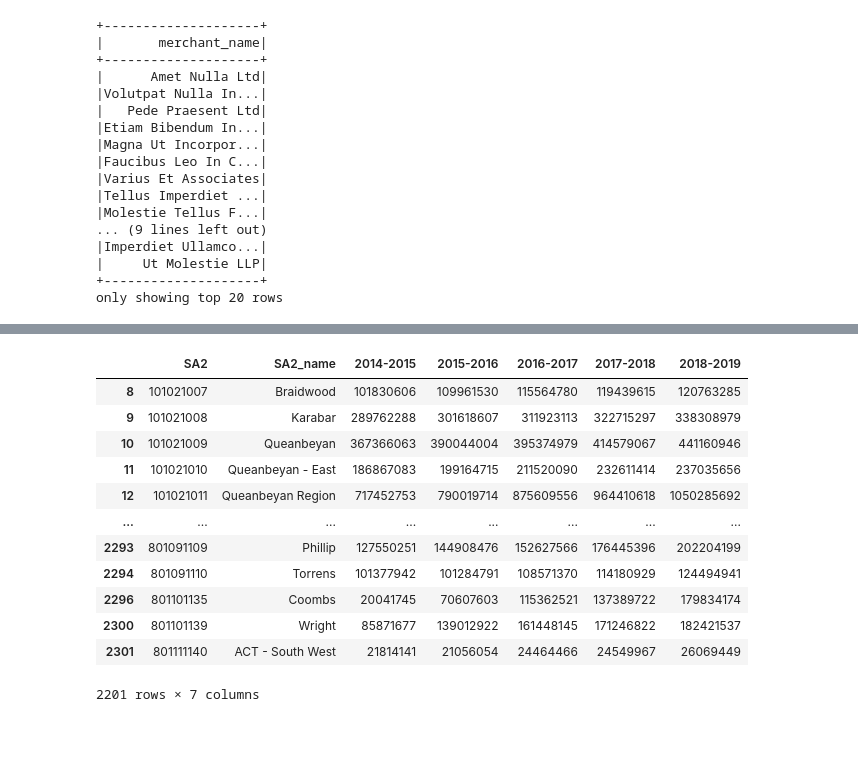
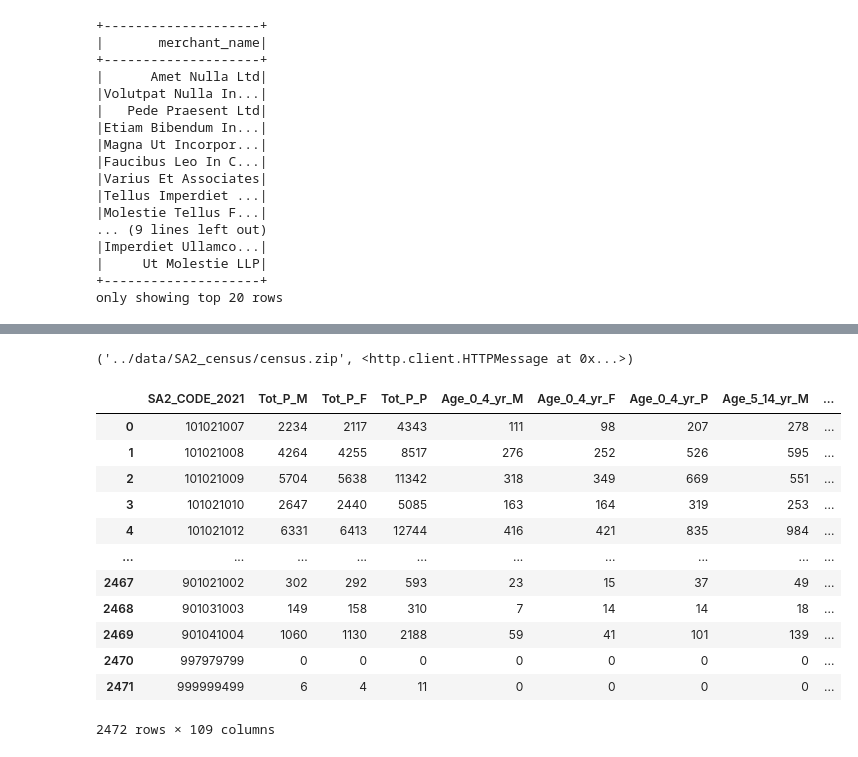
Before and after one commit to MAST30034-Applied-Data-Science/generic-buy-now-pay-later-project-group-10-bnpl, a Jupyter notebook: notebooks/External dataset EDA.ipynb, the cells around one changed output, grey strips where cells are left out. Saved outputs shown, nothing was run; the diff lists cells and outputs as text; code cells hidden in the pictures.

Commit message:
Update census data

```diff
--- a/notebooks/External dataset EDA.ipynb
+++ b/notebooks/External dataset EDA.ipynb
@@ -187,17 +108,0 @@ for index, rows in income.iteritems():
-# %%
-income.dropna(inplace=True)
-income
-# %% [output]
-|  | SA2 | SA2_name | 2014-2015 | 2015-2016 | 2016-2017 | 2017-2018 | 2018-2019 |
-| 8 | 101021007 | Braidwood | 101830606 | 109961530 | 115564780 | 119439615 | 120763285 |
-| 9 | 101021008 | Karabar | 289762288 | 301618607 | 311923113 | 322715297 | 338308979 |
-| 10 | 101021009 | Queanbeyan | 367366063 | 390044004 | 395374979 | 414579067 | 441160946 |
-| 11 | 101021010 | Queanbeyan - East | 186867083 | 199164715 | 211520090 | 232611414 | 237035656 |
-| 12 | 101021011 | Queanbeyan Region | 717452753 | 790019714 | 875609556 | 964410618 | 1050285692 |
-| ... | ... | ... | ... | ... | ... | ... | ... |
-| 2293 | 801091109 | Phillip | 127550251 | 144908476 | 152627566 | 176445396 | 202204199 |
-| 2294 | 801091110 | Torrens | 101377942 | 101284791 | 108571370 | 114180929 | 124494941 |
-| 2296 | 801101135 | Coombs | 20041745 | 70607603 | 115362521 | 137389722 | 179834174 |
-| 2300 | 801101139 | Wright | 85871677 | 139012922 | 161448145 | 171246822 | 182421537 |
-| 2301 | 801111140 | ACT - South West | 21814141 | 21056054 | 24464466 | 24549967 | 26069449 |
-2201 rows × 7 columns
@@ -205,0 +109,33 @@ income.to_csv("../data/curated/SA2_income.csv")
+# %%
+SA2_CENSUS_URL = "https://www.abs.gov.au/census/find-census-data/datapacks/download/2021_GCP_SA2_for_AUS_short-header.zip"
+
+output_csv = "../data/SA2_census/census.zip"
+
+urlretrieve(SA2_CENSUS_URL, output_csv)
+
+with ZipFile(output_csv, 'r') as zip:
+    # extracting all the files
+    zip.extractall(path = "../data/SA2_census/")
+
+census = pd.read_csv("../data/SA2_census/2021 Census GCP Statistical Area 2 for AUS/2021Census_G01_AUST_SA2.csv")
+
+census.dropna()
+census.to_csv("../data/curated/SA2_census.csv")
+# %% [output]
+('../data/SA2_census/census.zip', <http.client.HTTPMessage at 0x...>)
+# %%
+census
+# %% [output]
+|  | SA2_CODE_2021 | Tot_P_M | Tot_P_F | Tot_P_P | Age_0_4_yr_M | Age_0_4_yr_F | Age_0_4_yr_P | Age_5_14_yr_M | ... |
+| 0 | 101021007 | 2234 | 2117 | 4343 | 111 | 98 | 207 | 278 | ... |
+| 1 | 101021008 | 4264 | 4255 | 8517 | 276 | 252 | 526 | 595 | ... |
+| 2 | 101021009 | 5704 | 5638 | 11342 | 318 | 349 | 669 | 551 | ... |
+| 3 | 101021010 | 2647 | 2440 | 5085 | 163 | 164 | 319 | 253 | ... |
+| 4 | 101021012 | 6331 | 6413 | 12744 | 416 | 421 | 835 | 984 | ... |
+| ... | ... | ... | ... | ... | ... | ... | ... | ... | ... |
+| 2467 | 901021002 | 302 | 292 | 593 | 23 | 15 | 37 | 49 | ... |
+| 2468 | 901031003 | 149 | 158 | 310 | 7 | 14 | 14 | 18 | ... |
+| 2469 | 901041004 | 1060 | 1130 | 2188 | 59 | 41 | 101 | 139 | ... |
+| 2470 | 997979799 | 0 | 0 | 0 | 0 | 0 | 0 | 0 | ... |
+| 2471 | 999999499 | 6 | 4 | 11 | 0 | 0 | 0 | 0 | ... |
+2472 rows × 109 columns
```
Also changed, not shown: parts of 11 cells of this notebook.
